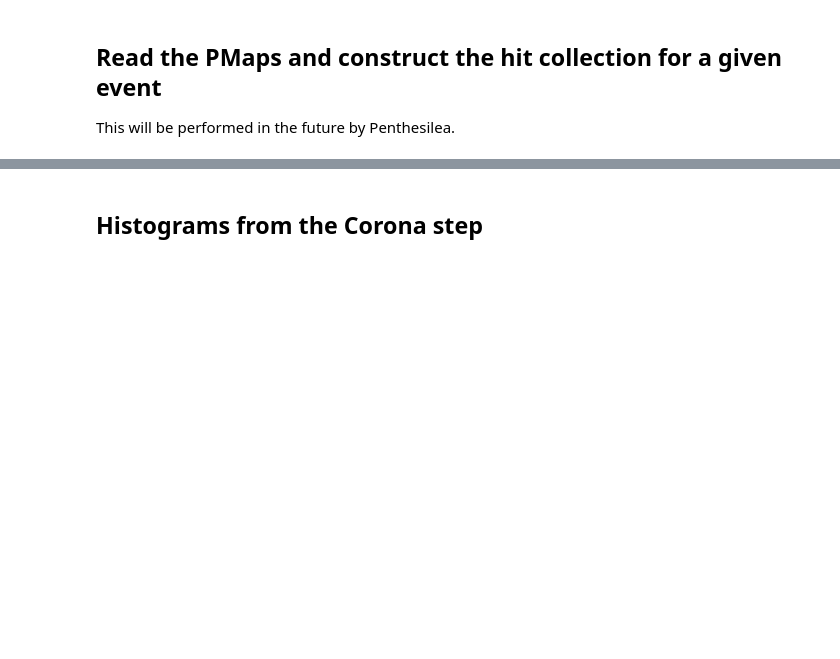
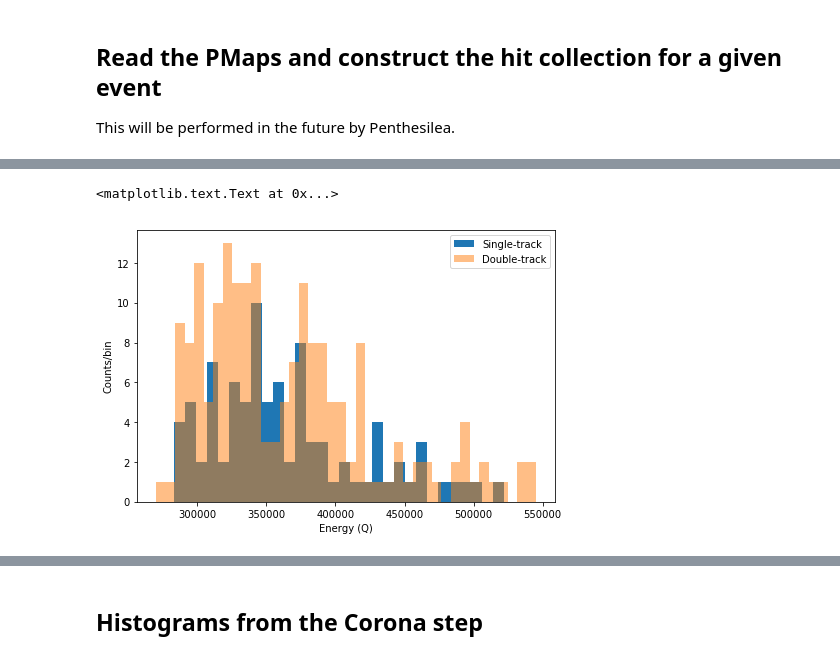
Before and after one commit to paolafer/ICARO, a Jupyter notebook: invisible_cities/utils/analysis_Th.ipynb, the cells around one changed output, grey strips where cells are left out. Drawn from its saved outputs; the diff is of its cells as text; code cells hidden in the pictures; blank space fills up the shorter version.

```diff
--- a/invisible_cities/utils/analysis_Th.ipynb
+++ b/invisible_cities/utils/analysis_Th.ipynb
@@ -341,0 +459,17 @@ plt.ylabel('Energy (Q)')
+# %%
+fig = plt.figure(1)
+fig.set_figheight(5.0)
+fig.set_figwidth(7.5)
+
+ax1 = fig.add_subplot(111);
+plt.hist(e_spec[l_eblob1 < 20000],bins=30,label='Single-track')
+plt.hist(e_spec[l_eblob1 > 20000],bins=40,alpha=0.5,label='Double-track')
+lnd = plt.legend(loc=1)
+#plt.scatter(z_spec,e_spec,marker='.')
+#plt.ylim([100000,900000])
+#plt.xlim([20000,160000])
+plt.xlabel('Energy (Q)')
+plt.ylabel('Counts/bin')
+# %% [output]
+<matplotlib.text.Text at 0x...>
+[figure, added]
```
Also changed, not shown: parts of 19 cells of this notebook.
